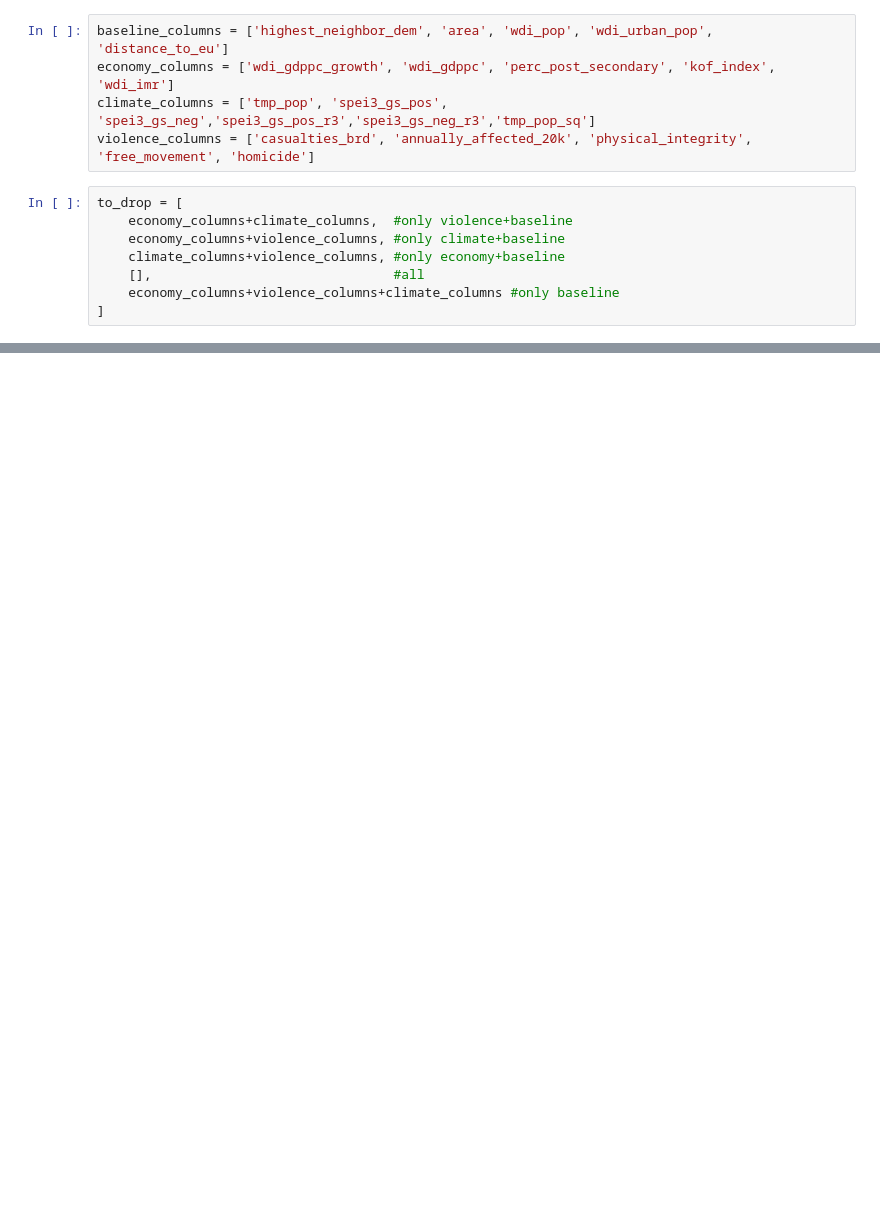
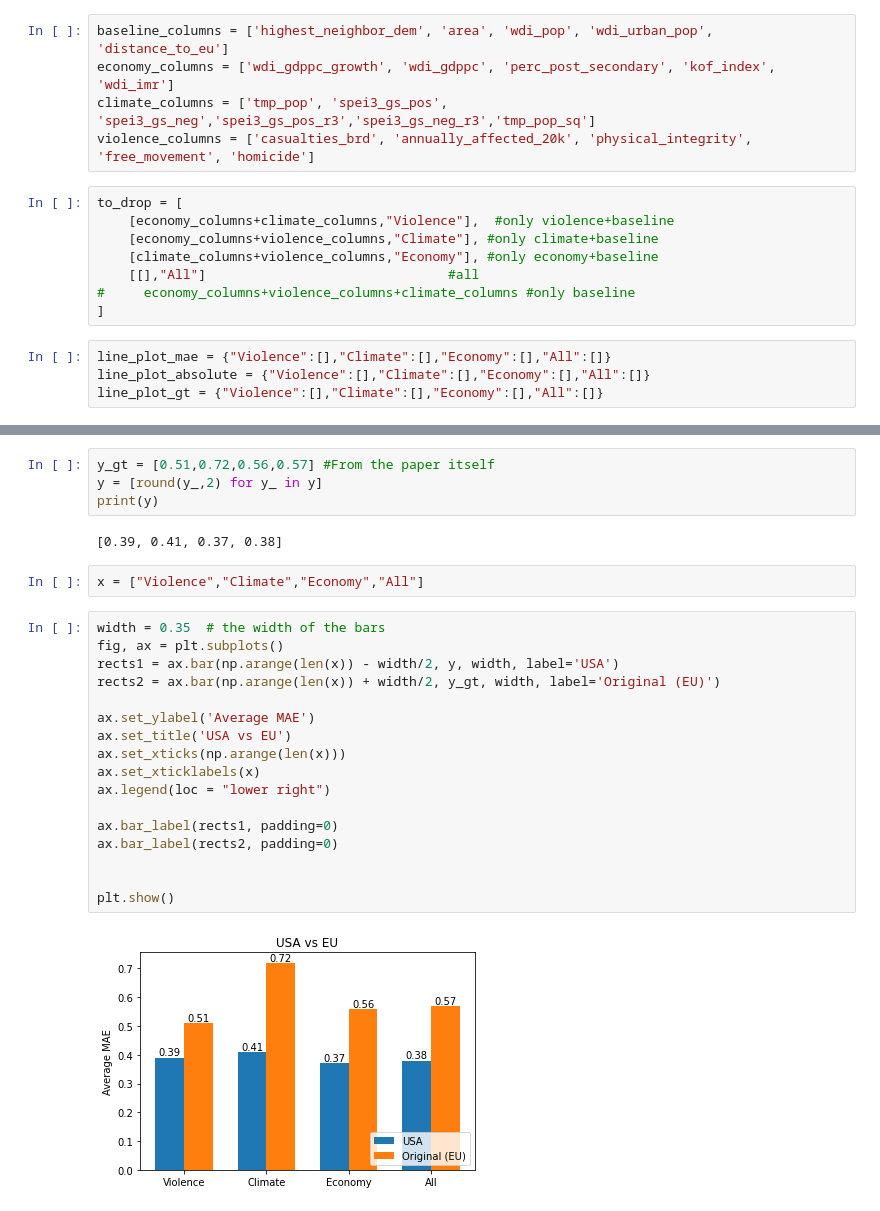
Before and after one commit to Qdata4Capstone/summer21-ML-Migration, a Jupyter notebook: Nature Communications Original/Python Code/asylum-replication-nb.ipynb, the cells around one changed output, grey strips where cells are left out. Saved outputs shown, nothing was run; the diff lists cells and outputs as text; blank space fills up the shorter version.

```diff
--- a/Nature Communications Original/Python Code/asylum-replication-nb.ipynb
+++ b/Nature Communications Original/Python Code/asylum-replication-nb.ipynb
@@ -187,10 +190,14 @@ climate_columns = ['tmp_pop', 'spei3_gs_pos', 'spei3_gs_neg','spei3_gs_pos_r3','
 violence_columns = ['casualties_brd', 'annually_affected_20k', 'physical_integrity', 'free_movement', 'homicide']
 # %%
 to_drop = [
-    economy_columns+climate_columns,  #only violence+baseline
-    economy_columns+violence_columns, #only climate+baseline
-    climate_columns+violence_columns, #only economy+baseline
-    [],                               #all
-    economy_columns+violence_columns+climate_columns #only baseline
+    [economy_columns+climate_columns,"Violence"],  #only violence+baseline
+    [economy_columns+violence_columns,"Climate"], #only climate+baseline
+    [climate_columns+violence_columns,"Economy"], #only economy+baseline
+    [[],"All"]                               #all
+#     economy_columns+violence_columns+climate_columns #only baseline
 ]
+# %%
+line_plot_mae = {"Violence":[],"Climate":[],"Economy":[],"All":[]}
+line_plot_absolute = {"Violence":[],"Climate":[],"Economy":[],"All":[]}
+line_plot_gt = {"Violence":[],"Climate":[],"Economy":[],"All":[]}
 # %%
@@ -260,0 +279,27 @@ KeyboardInterrupt:
+# %%
+y_gt = [0.51,0.72,0.56,0.57] #From the paper itself
+y = [round(y_,2) for y_ in y]
+print(y)
+# %% [output]
+[0.39, 0.41, 0.37, 0.38]
+# %%
+x = ["Violence","Climate","Economy","All"]
+# %%
+width = 0.35  # the width of the bars
+fig, ax = plt.subplots()
+rects1 = ax.bar(np.arange(len(x)) - width/2, y, width, label='USA')
+rects2 = ax.bar(np.arange(len(x)) + width/2, y_gt, width, label='Original (EU)')
+
+ax.set_ylabel('Average MAE')
+ax.set_title('USA vs EU')
+ax.set_xticks(np.arange(len(x)))
+ax.set_xticklabels(x)
+ax.legend(loc = "lower right")
+
+ax.bar_label(rects1, padding=0)
+ax.bar_label(rects2, padding=0)
+
+
+plt.show()
+# %% [output]
+[figure, added]
```
Also changed, not shown: parts of 17 cells of this notebook, 1 other file.
